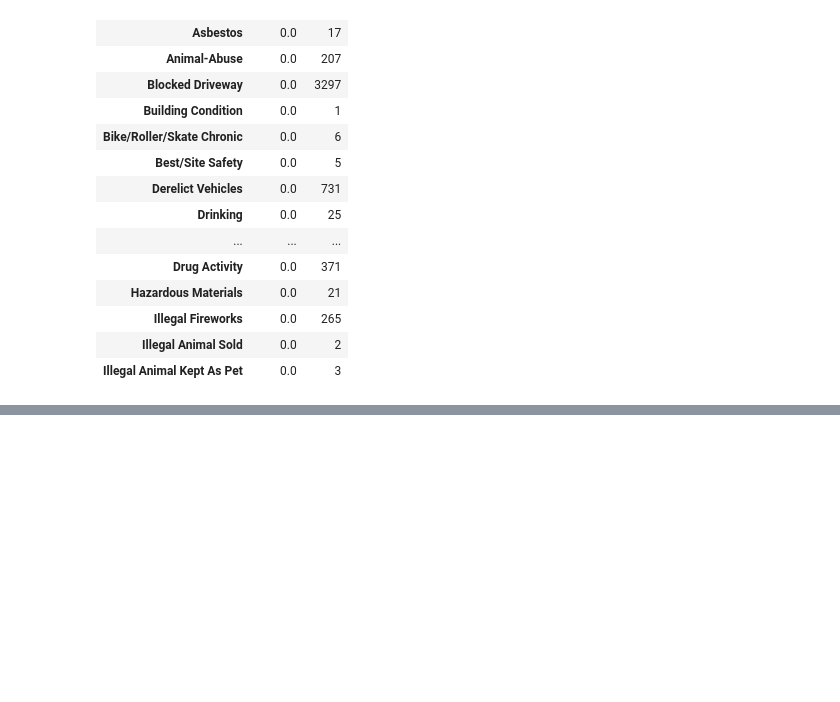
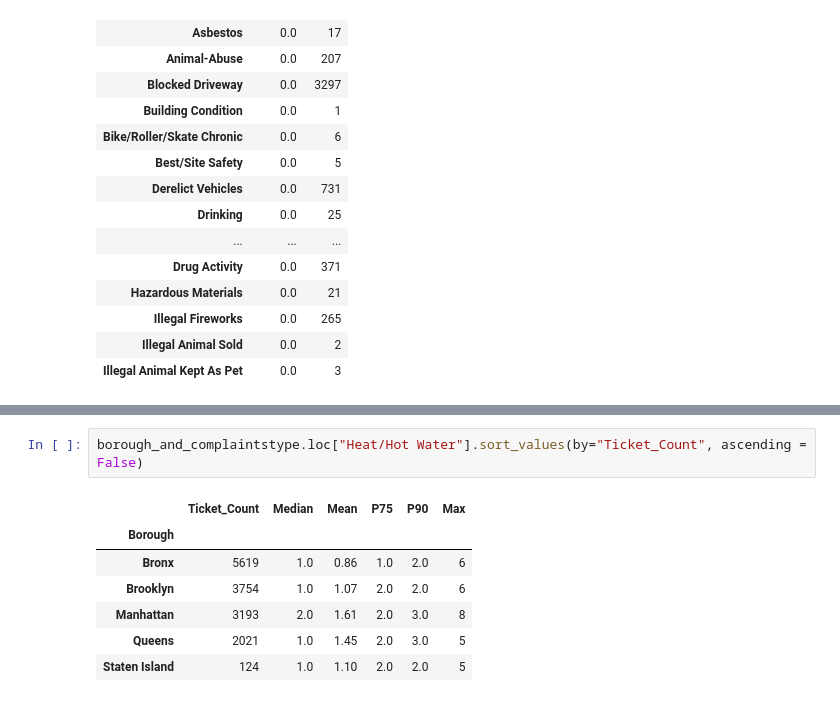
Before and after one commit to JunayedMh/nyc-311-resolution-time-analysis, a Jupyter notebook: notebook/EDA.ipynb, the cells around one changed output, grey strips where cells are left out. Drawn from its saved outputs; the diff is of its cells as text; blank space fills up the shorter version.

```diff
--- a/notebook/EDA.ipynb
+++ b/notebook/EDA.ipynb
@@ -420,0 +527,10 @@ is_volume_matter.head(20)
+# %%
+borough_and_complaintstype.loc["Heat/Hot Water"].sort_values(by="Ticket_Count", ascending = False)
+# %% [output]
+|  | Ticket_Count | Median | Mean | P75 | P90 | Max |
+| Borough |  |  |  |  |  |  |
+| Bronx | 5619 | 1.0 | 0.86 | 1.0 | 2.0 | 6 |
+| Brooklyn | 3754 | 1.0 | 1.07 | 2.0 | 2.0 | 6 |
+| Manhattan | 3193 | 2.0 | 1.61 | 2.0 | 3.0 | 8 |
+| Queens | 2021 | 1.0 | 1.45 | 2.0 | 3.0 | 5 |
+| Staten Island | 124 | 1.0 | 1.10 | 2.0 | 2.0 | 5 |
```
Also changed, not shown: parts of 10 cells of this notebook.
